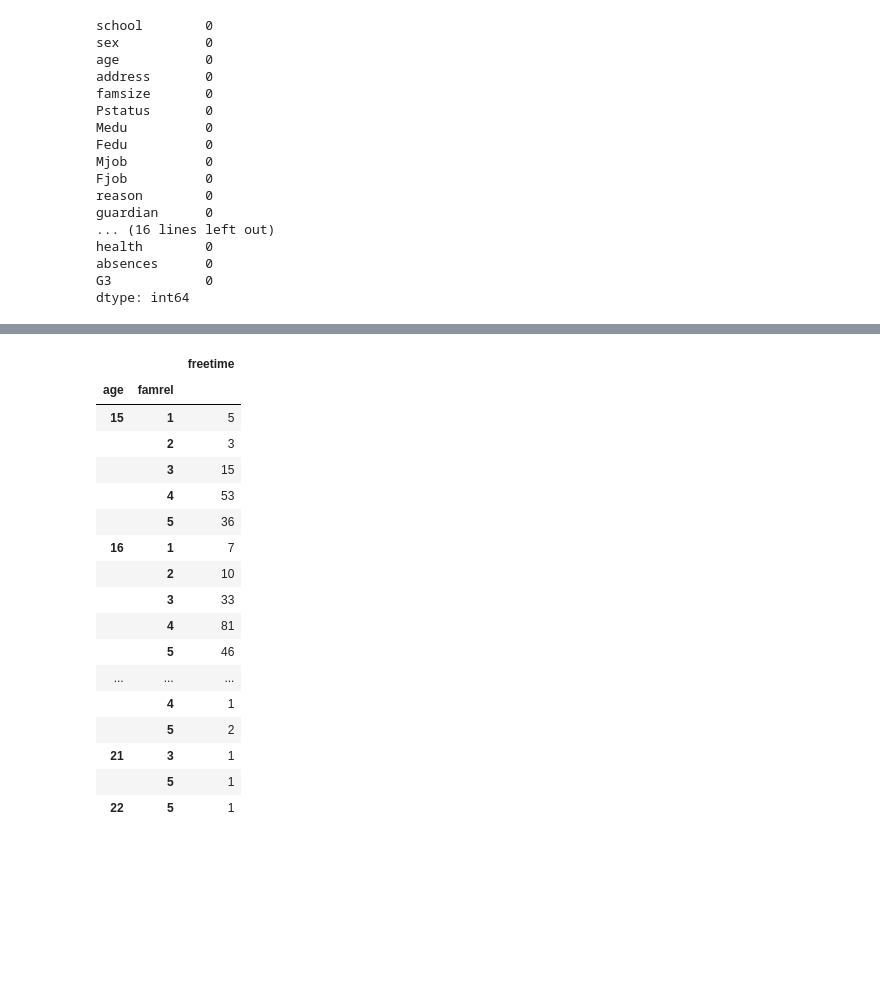
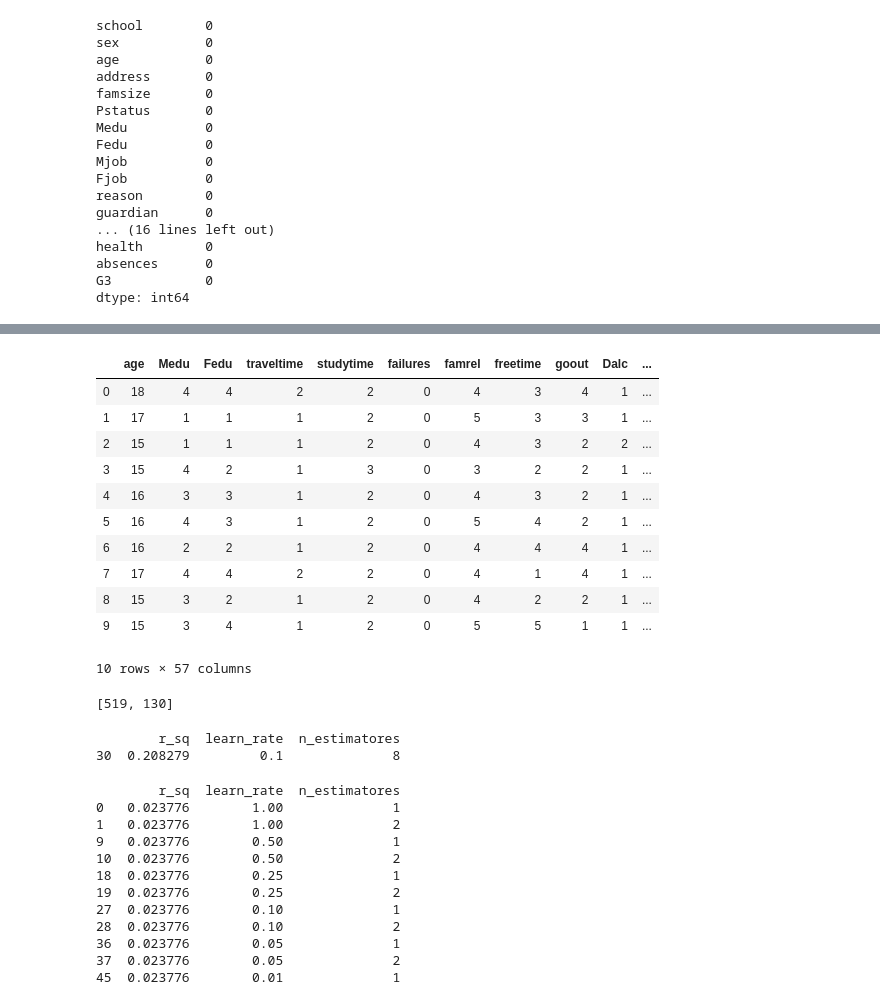
Before and after one commit to kathyxiong/stat_learning_case_study, a Jupyter notebook: freyder_regression_boosting.ipynb, the cells around one changed output, grey strips where cells are left out. Saved outputs shown, nothing was run; the diff lists cells and outputs as text; code cells hidden in the pictures; blank space fills up the shorter version.

```diff
--- a/freyder_regression_boosting.ipynb
+++ b/freyder_regression_boosting.ipynb
@@ -281,22 +50,29 @@ Index(['age', 'famrel', 'freetime', 'goout', 'Dalc', 'Walc', 'health',
-# %%
-
-x_encode2.groupby(['age', 'famrel']).count()
-# %% [output]
-|  |  | freetime |
-| age | famrel |  |
-| 15 | 1 | 5 |
-|  | 2 | 3 |
-|  | 3 | 15 |
-|  | 4 | 53 |
-|  | 5 | 36 |
-| 16 | 1 | 7 |
-|  | 2 | 10 |
-|  | 3 | 33 |
-|  | 4 | 81 |
-|  | 5 | 46 |
-| ... | ... | ... |
-|  | 4 | 1 |
-|  | 5 | 2 |
-| 21 | 3 | 1 |
-|  | 5 | 1 |
-| 22 | 5 | 1 |
+# %%
+nom_vars = student.columns[student.dtypes == 'object']
+nom_vars_df = student[nom_vars]
+nom_vars_df = pd.get_dummies(nom_vars_df, prefix = nom_vars)
+student_new = pd.concat([student.drop(nom_vars, axis = 1), nom_vars_df], axis = 1)
+student_new.head(10)
+# %% [output]
+|  | age | Medu | Fedu | traveltime | studytime | failures | famrel | freetime | goout | Dalc | ... |
+| 0 | 18 | 4 | 4 | 2 | 2 | 0 | 4 | 3 | 4 | 1 | ... |
+| 1 | 17 | 1 | 1 | 1 | 2 | 0 | 5 | 3 | 3 | 1 | ... |
+| 2 | 15 | 1 | 1 | 1 | 2 | 0 | 4 | 3 | 2 | 2 | ... |
+| 3 | 15 | 4 | 2 | 1 | 3 | 0 | 3 | 2 | 2 | 1 | ... |
+| 4 | 16 | 3 | 3 | 1 | 2 | 0 | 4 | 3 | 2 | 1 | ... |
+| 5 | 16 | 4 | 3 | 1 | 2 | 0 | 5 | 4 | 2 | 1 | ... |
+| 6 | 16 | 2 | 2 | 1 | 2 | 0 | 4 | 4 | 4 | 1 | ... |
+| 7 | 17 | 4 | 4 | 2 | 2 | 0 | 4 | 1 | 4 | 1 | ... |
+| 8 | 15 | 3 | 2 | 1 | 2 | 0 | 4 | 2 | 2 | 1 | ... |
+| 9 | 15 | 3 | 4 | 1 | 2 | 0 | 5 | 5 | 1 | 1 | ... |
+10 rows × 57 columns
+# %%
+# split into X and y
+y = student_new['G3']
+X = student_new.drop(['G3'], axis=1)
+
+# split into training and testing
+X_train, X_test, y_train, y_test = train_test_split(X, y, test_size=0.20, random_state=11)
+[y_train.size, y_test.size]
+# %% [output]
+[519, 130]
@@ -302,0 +87,28 @@ x_encode2.groupby(['age', 'famrel']).count()
+# %%
+scores_ada_df = pd.DataFrame(scores_ada)
+scores_ada_df.columns = ['r_sq', 'learn_rate', 'n_estimatores']
+learn_avg = scores_ada_df.groupby('learn_rate', as_index=False).mean()[['learn_rate','r_sq']]
+n_avg = scores_ada_df.groupby('n_estimatores', as_index=False).mean()[['n_estimatores','r_sq']]
+max_r_sq = scores_ada_df['r_sq'].max()
+best_fit = scores_ada_df.loc[scores_ada_df['r_sq'] == max_r_sq]
+print(best_fit)
+# %% [output]
+        r_sq  learn_rate  n_estimatores
+30  0.208279         0.1              8
+# %%
+min_r_sq = scores_ada_df['r_sq'].min()
+worst_fit = scores_ada_df.loc[scores_ada_df['r_sq'] == min_r_sq]
+print(worst_fit)
+# %% [output]
+        r_sq  learn_rate  n_estimatores
+0   0.023776        1.00              1
+1   0.023776        1.00              2
+9   0.023776        0.50              1
+10  0.023776        0.50              2
+18  0.023776        0.25              1
+19  0.023776        0.25              2
+27  0.023776        0.10              1
+28  0.023776        0.10              2
+36  0.023776        0.05              1
+37  0.023776        0.05              2
+45  0.023776        0.01              1
```
Also changed, not shown: parts of 20 cells of this notebook, 1 other file.
